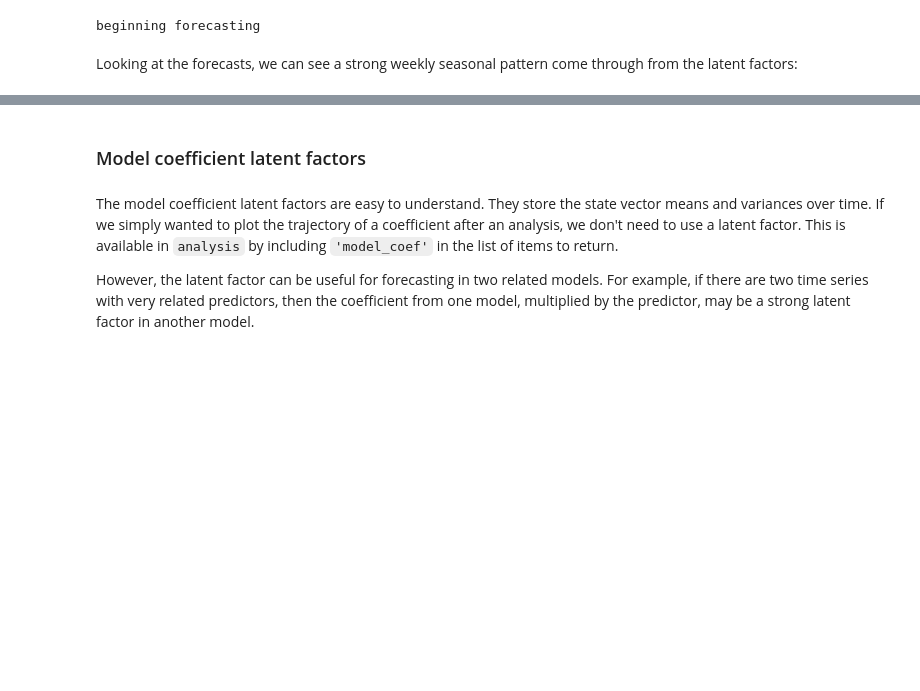
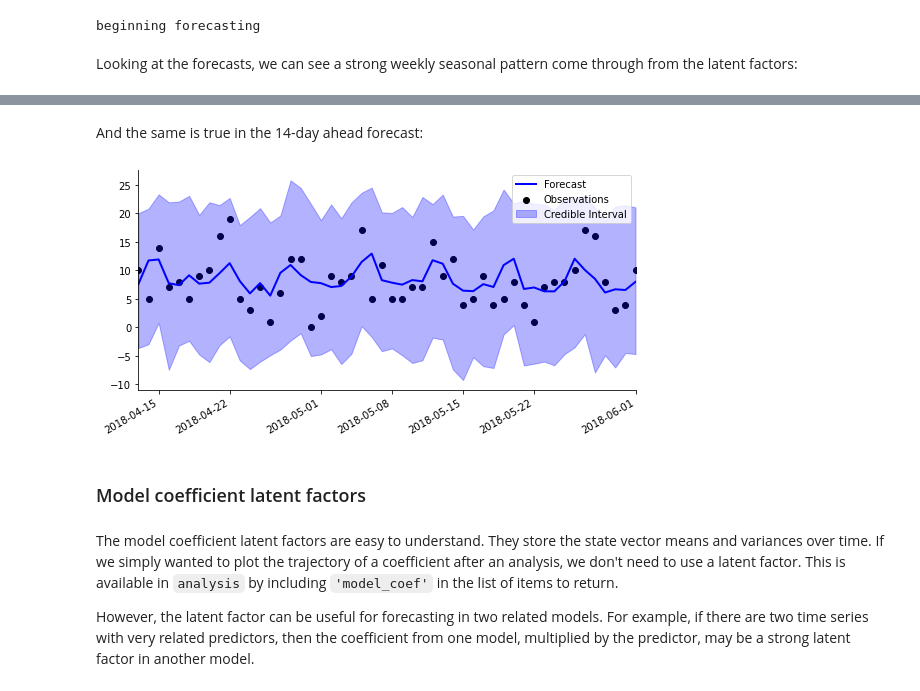
Before and after one commit to lavinei/pybats_nbdev, a Jupyter notebook: nbs/13_latent_factor.ipynb, the cells around one changed output, grey strips where cells are left out. Saved outputs shown, nothing was run; the diff lists cells and outputs as text; code cells hidden in the pictures; blank space fills up the shorter version.

```diff
--- a/nbs/13_latent_factor.ipynb
+++ b/nbs/13_latent_factor.ipynb
@@ -589,7 +589,8 @@ latent_factors = analysis(totaldata['Y'].values, totaldata['X'].values, k,
                          family="normal", dates=totaldata.index,
                          seasPeriods=[7], seasHarmComponents=[[1,2,3]],
                          holidays=holidays,
-                         ret=['new_latent_factors'], new_latent_factors= [Y_lf, seas_weekly_lf, hol_lf],
+                         ret=['new_latent_factors'],
+                         new_latent_factors= [Y_lf, seas_weekly_lf, hol_lf],
                          prior_length=prior_length)
 # %% [output]
 beginning forecasting
@@ -695,3 +685,20 @@ ax = plot_data_forecast(fig, ax,
+# %% [markdown]
+And the same is true in the 14-day ahead forecast:
+# %%
+# Plotting 14-step ahead forecasts
+horizon = 14
+plot_length = 50
+fig, ax = plt.subplots(figsize=(8,4))
+start_date = forecast_end_date + pd.DateOffset(horizon - plot_length)
+end_date = forecast_end_date + pd.DateOffset(horizon - 1)
+ax = plot_data_forecast(fig, ax,
+                        data.loc[start_date:end_date].Y,
+                        forecast[-plot_length:,horizon - 1],
+                        forecast_samples[:,-plot_length:,horizon - 1],
+                        data.loc[start_date:end_date].index,
+                        linewidth = 2)
+# %% [output]
+[figure, added]
 # %% [markdown]
 ### Model coefficient latent factors
 # %%
```
Also changed, not shown: parts of 15 cells of this notebook, 4 other files.
